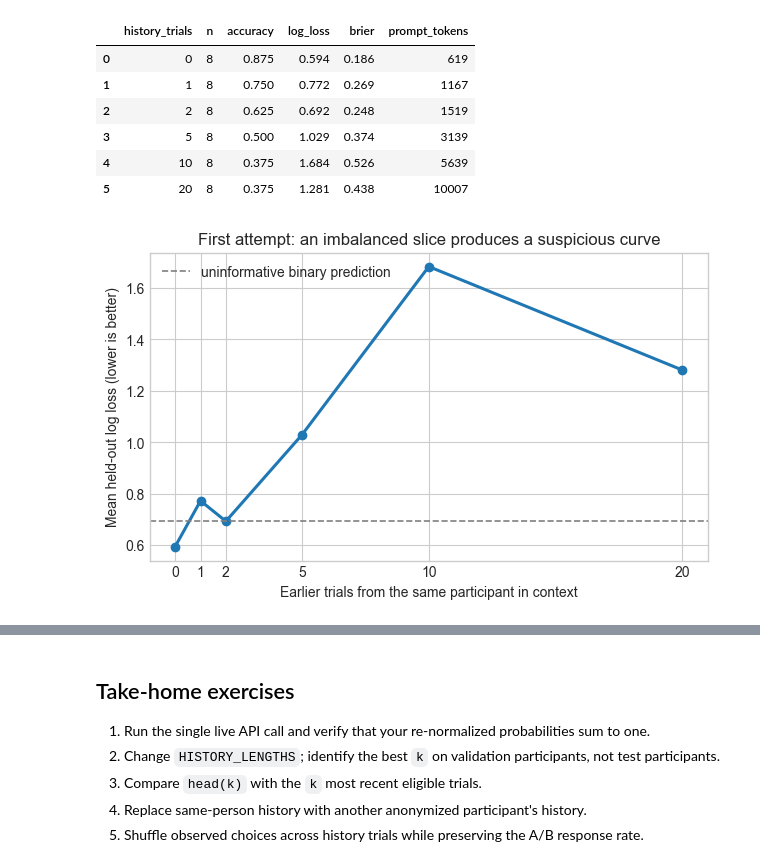
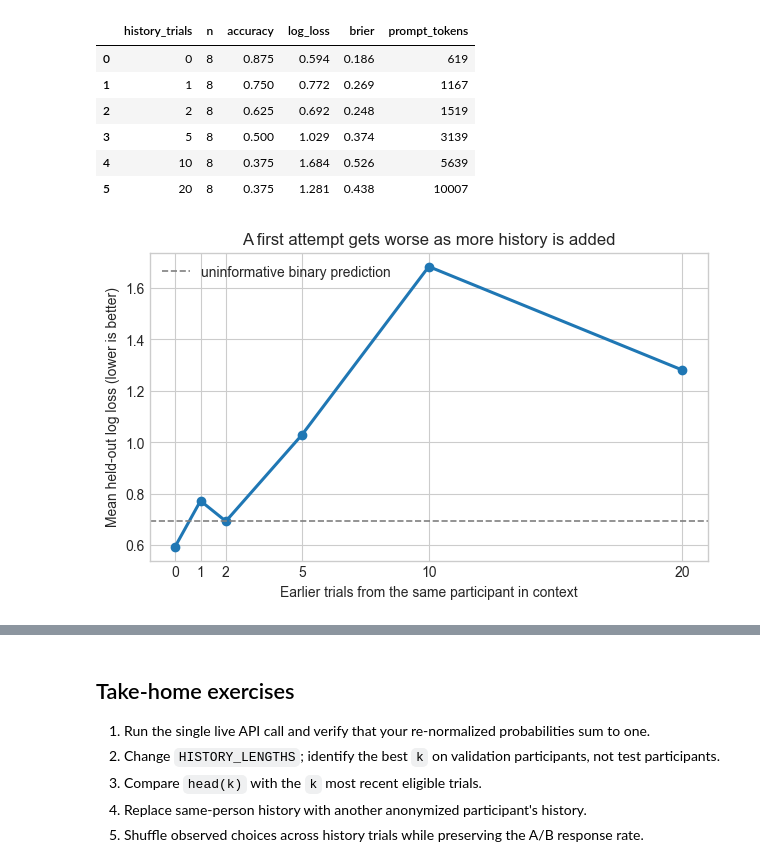
Before and after one commit to xhb120633/LLM_human_decisions, a Jupyter notebook: notebooks/01_prediction_from_zero_shot_to_icl.ipynb, the cells around one changed output, grey strips where cells are left out. Drawn from its saved outputs; the diff is of its cells as text; code cells hidden in the pictures.

```diff
--- a/notebooks/01_prediction_from_zero_shot_to_icl.ipynb
+++ b/notebooks/01_prediction_from_zero_shot_to_icl.ipynb
@@ -402,14 +402,14 @@ curve.round(3)
 # %%
 fig, ax = plt.subplots(figsize=(7.2, 4.0))
 ax.plot(curve["history_trials"], curve["log_loss"], marker="o", linewidth=2.2)
 ax.axhline(math.log(2), color="gray", linestyle="--", linewidth=1.2, label="uninformative binary prediction")
 ax.set(
-    title="First attempt: an imbalanced slice produces a suspicious curve",
+    title="A first attempt gets worse as more history is added",
     xlabel="Earlier trials from the same participant in context",
     ylabel="Mean held-out log loss (lower is better)",
     xticks=HISTORY_LENGTHS,
 )
 ax.legend(frameon=False)
 plt.show()
 # %% [output]
-[figure, old version]
+[figure, new version]
```
Also changed, not shown: parts of 15 cells of this notebook, 12 other files.
